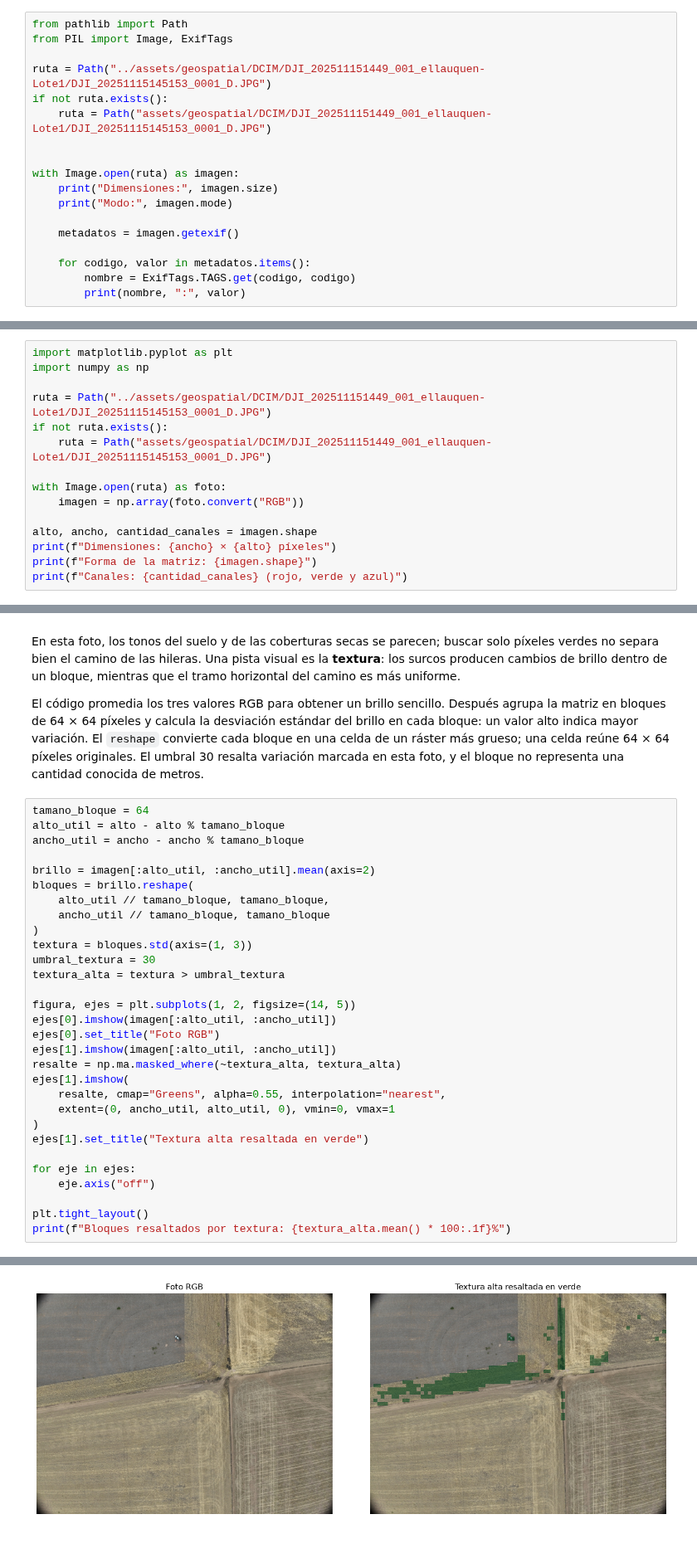
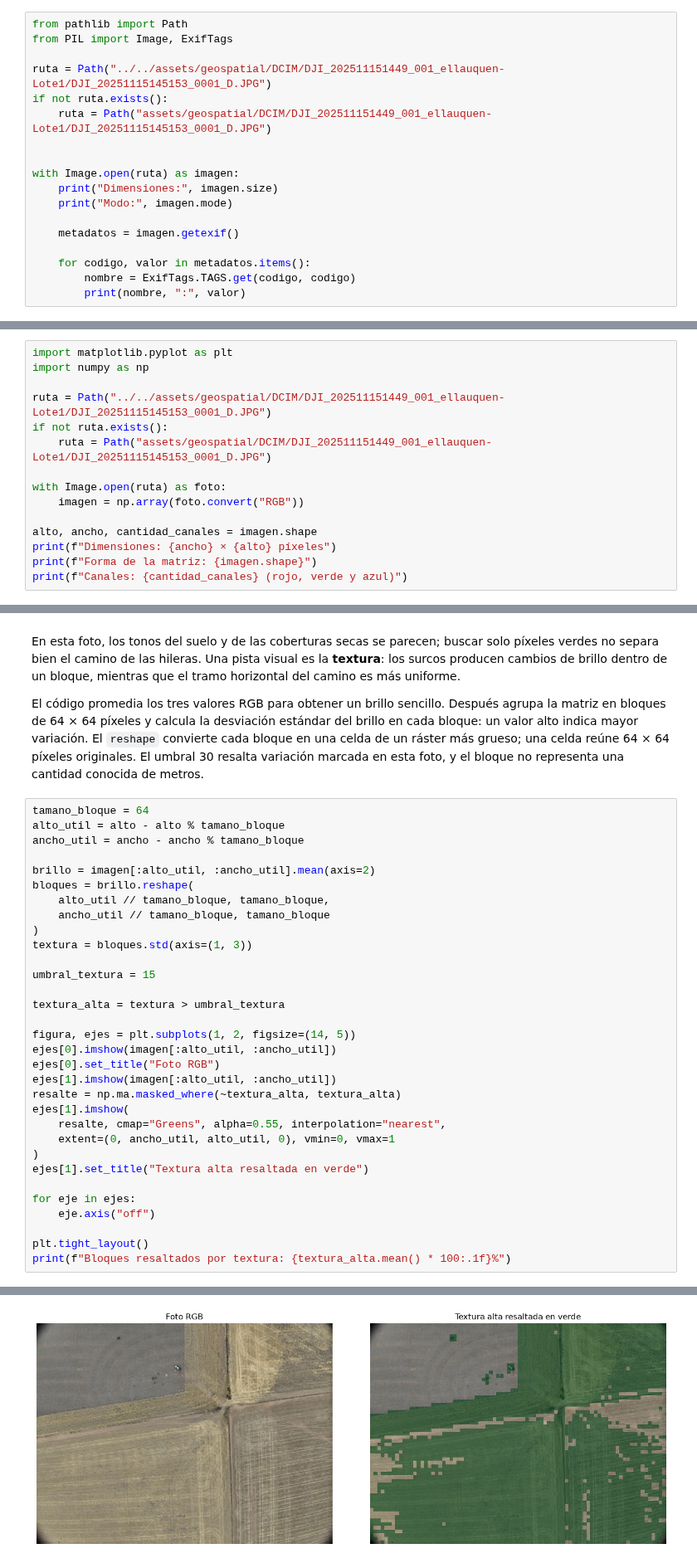
Before and after one commit to TataInti/IA_para_Programadores, a Jupyter notebook: modulo_3/clase_01/clase_01_demo_rgb.ipynb, the cells around one changed output, grey strips where cells are left out. Shown at 83% size. Drawn from its saved outputs; the diff is of its cells as text.

```diff
--- a/modulo_3/clase_01_demo_rgb.ipynb
+++ b/modulo_3/clase_01/clase_01_demo_rgb.ipynb
@@ -12,7 +12,7 @@ La misma cuadrícula sirve para mirar la foto completa, un píxel y cada canal p
 from pathlib import Path
 from PIL import Image, ExifTags
 
-ruta = Path("../assets/geospatial/DCIM/DJI_202511151449_001_ellauquen-Lote1/DJI_20251115145153_0001_D.JPG")
+ruta = Path("../../assets/geospatial/DCIM/DJI_202511151449_001_ellauquen-Lote1/DJI_20251115145153_0001_D.JPG")
 if not ruta.exists():
     ruta = Path("assets/geospatial/DCIM/DJI_202511151449_001_ellauquen-Lote1/DJI_20251115145153_0001_D.JPG")
 
@@ -51,7 +51,7 @@ Pillow abre la fotografía y NumPy la representa como una matriz. Sus dimensione
 import matplotlib.pyplot as plt
 import numpy as np
 
-ruta = Path("../assets/geospatial/DCIM/DJI_202511151449_001_ellauquen-Lote1/DJI_20251115145153_0001_D.JPG")
+ruta = Path("../../assets/geospatial/DCIM/DJI_202511151449_001_ellauquen-Lote1/DJI_20251115145153_0001_D.JPG")
 if not ruta.exists():
     ruta = Path("assets/geospatial/DCIM/DJI_202511151449_001_ellauquen-Lote1/DJI_20251115145153_0001_D.JPG")
 
@@ -131,7 +131,9 @@ bloques = brillo.reshape(
     ancho_util // tamano_bloque, tamano_bloque
 )
 textura = bloques.std(axis=(1, 3))
-umbral_textura = 30
+
+umbral_textura = 15
+
 textura_alta = textura > umbral_textura
 
 figura, ejes = plt.subplots(1, 2, figsize=(14, 5))
@@ -155,4 +157,4 @@ Bloques resaltados por textura: 5.1%
-[figure, old version]
+[figure, new version]
 # %% [markdown]
 La franja de hileras aparece resaltada y la mayor parte del camino horizontal queda fuera de la máscara. El porcentaje impreso es la proporción de bloques con textura alta, no la proporción de terreno cultivado. Bordes, sombras y suelo irregular pueden resaltarse por error; un cultivo seco o uniforme puede quedar sin marcar. La regla clasifica textura, no reconoce cultivos.
 # %% [markdown]
```
Also changed, not shown: parts of 1 cell of this notebook, 25 other files.
